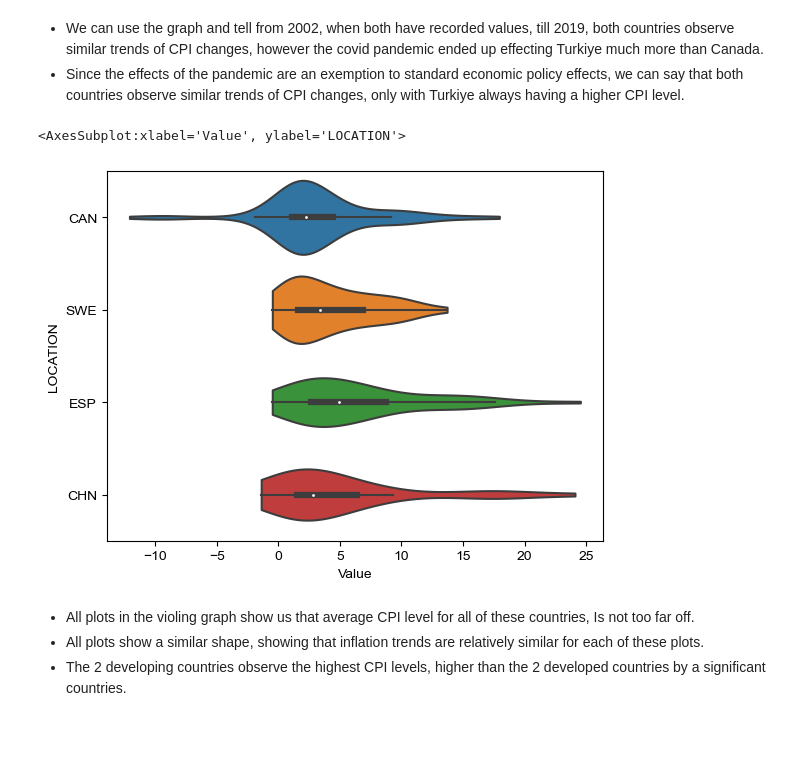
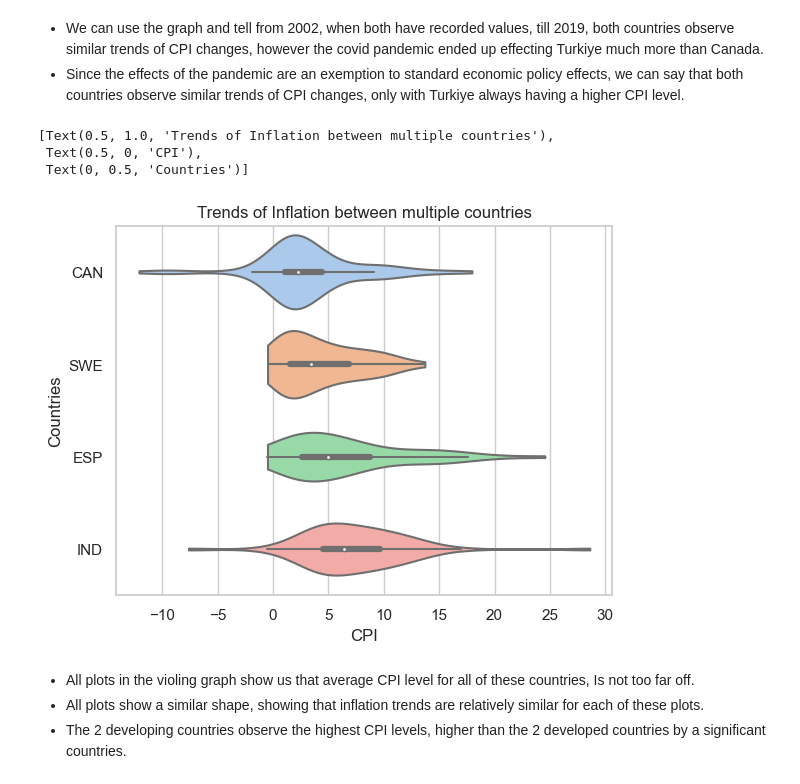
Before and after one commit to ubco-W2022T2-data301/project-group-group19, a Jupyter notebook: analysis/analysis3.ipynb, the cells around one changed output. Drawn from its saved outputs; the diff is of its cells as text; code cells hidden in the pictures; blank space fills up the shorter version.

```diff
--- a/analysis/analysis3.ipynb
+++ b/analysis/analysis3.ipynb
@@ -205,15 +208,15 @@ TurCanPlt
 - We can use the graph and tell from 2002, when both have recorded values, till 2019, both countries observe similar trends of CPI changes, however the covid pandemic ended up effecting Turkiye much more than Canada.
 - Since the effects of the pandemic are an exemption to standard economic policy effects, we can say that both countries observe similar trends of CPI changes, only with Turkiye always having a higher CPI level.
 # %%
-Gen1=pd.concat([df.loc[df['LOCATION']=="CAN"].reset_index(), (df.loc[df['LOCATION']=="SWE"].reset_index()),(df.loc[df['LOCATION']=="ESP"].reset_index()),(df.loc[df['LOCATION']=="CHN"].reset_index())], ignore_index=True)
+Gen1=pd.concat([df.loc[df['LOCATION']=="CAN"].reset_index(), (df.loc[df['LOCATION']=="SWE"].reset_index()),(df.loc[df['LOCATION']=="ESP"].reset_index()),(df.loc[df['LOCATION']=="IND"].reset_index())], ignore_index=True)
 Gen_Plt=sns.violinplot(data =Gen1 , x=Gen1['Value'], y=Gen1['LOCATION'], cut=0)
 sns.set_theme(style="whitegrid", palette="pastel")
-Gen_Plt
-#TurCanPlt.set_xticklabels(TurCanPlt.get_xticklabels(range(20)), rotation=0)
-#plt.xticks([0, 11, 21,31,41,51,61], ['1961','1972', '1982','1992','2002', '2012', '2022'])
+Gen_Plt.set(title='Trends of Inflation between multiple countries', xlabel='CPI', ylabel='Countries')
 # %% [output]
-<AxesSubplot:xlabel='Value', ylabel='LOCATION'>
+[Text(0.5, 1.0, 'Trends of Inflation between multiple countries'),
+ Text(0.5, 0, 'CPI'),
+ Text(0, 0.5, 'Countries')]
-[figure, old version]
+[figure, new version]
 # %% [markdown]
 - All plots in the violing graph show us that average CPI level for all of these countries, Is not too far off.
 - All plots show a similar shape, showing that inflation trends are relatively similar for each of these plots.
```
Also changed, not shown: parts of 4 cells of this notebook, 1 other file.
